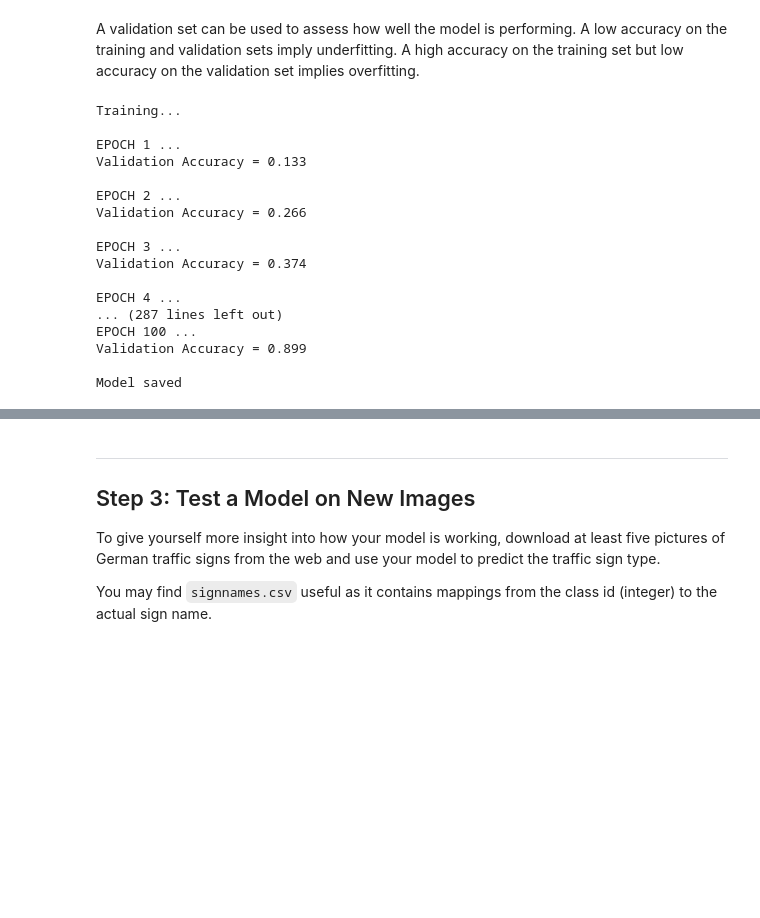
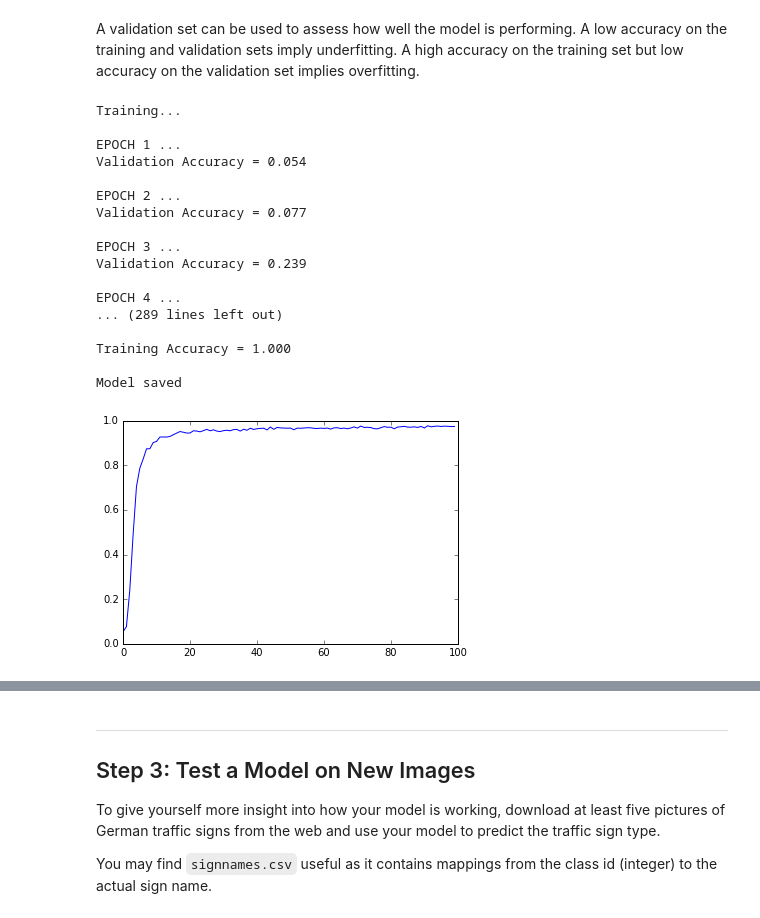
Before and after one commit to yulongl/p2_TrafficSignClassifier, a Jupyter notebook: Traffic_Sign_Classifier.ipynb, the cells around one changed output, grey strips where cells are left out. Saved outputs shown, nothing was run; the diff lists cells and outputs as text; code cells hidden in the pictures; blank space fills up the shorter version.

```diff
--- a/Traffic_Sign_Classifier.ipynb
+++ b/Traffic_Sign_Classifier.ipynb
@@ -176,11 +218,11 @@ X_test = (X_test.astype(float) - 128.) / 128.
 # %%
 from sklearn.utils import shuffle
 
-EPOCHS = 30
+EPOCHS = 100
 BATCH_SIZE = 128
 mu = 0
-sigma = 0.1
-rate = 0.001
+sigma = 0.09
+rate = 0.0003
 
 X_train, y_train = shuffle(X_train, y_train)
 x = tf.placeholder(tf.float32, (None, 32, 32, 3))
@@ -278,7 +326,7 @@ def evaluate(X_data, y_data):
     sess = tf.get_default_session()
     for offset in range(0, num_examples, BATCH_SIZE):
         batch_x, batch_y = X_data[offset:offset+BATCH_SIZE], y_data[offset:offset+BATCH_SIZE]
-        accuracy = sess.run(accuracy_operation, feed_dict={x: batch_x, y: batch_y, dropout: 0.75})
+        accuracy = sess.run(accuracy_operation, feed_dict={x: batch_x, y: batch_y, dropout: 1})
         total_accuracy += (accuracy * len(batch_x))
     return total_accuracy / num_examples
 # %% [markdown]
@@ -297,37 +345,51 @@ with tf.Session() as sess:
     sess.run(tf.global_variables_initializer())
     num_examples = len(X_train)
 
+    acc_plot = []
+
     print("Training...")
     print()
     for i in range(EPOCHS):
         X_train, y_train = shuffle(X_train, y_train)
         for offset in range(0, num_examples, BATCH_SIZE):
             end = offset + BATCH_SIZE
             batch_x, batch_y = X_train[offset:end], y_train[offset:end]
-            sess.run(training_operation, feed_dict={x: batch_x, y: batch_y, dropout: 0.75})
+            sess.run(training_operation, feed_dict={x: batch_x, y: batch_y, dropout: 0.5})
 
         validation_accuracy = evaluate(X_valid, y_valid)
+        acc_plot.append(validation_accuracy)
         print("EPOCH {} ...".format(i+1))
         print("Validation Accuracy = {:.3f}".format(validation_accuracy))
         print()
 
+
+    %matplotlib inline
+    plt.figure()
+    plt.plot(acc_plot)
+
+    train_accuracy = evaluate(X_train, y_train)
+    print("Training Accuracy = {:.3f}".format(train_accuracy))
+    print()
+
     saver.save(sess, './lenet')
+
     print("Model saved")
 # %% [output]
 Training...
 
 EPOCH 1 ...
-Validation Accuracy = 0.133
+Validation Accuracy = 0.054
 
 EPOCH 2 ...
-Validation Accuracy = 0.266
+Validation Accuracy = 0.077
 
 EPOCH 3 ...
-Validation Accuracy = 0.374
+Validation Accuracy = 0.239
 
 EPOCH 4 ...
-... (287 lines left out)
-EPOCH 100 ...
-Validation Accuracy = 0.899
+... (289 lines left out)
+
+Training Accuracy = 1.000
 
 Model saved
+[figure, added]
```
Also changed, not shown: parts of 12 cells of this notebook, 1 other file.
